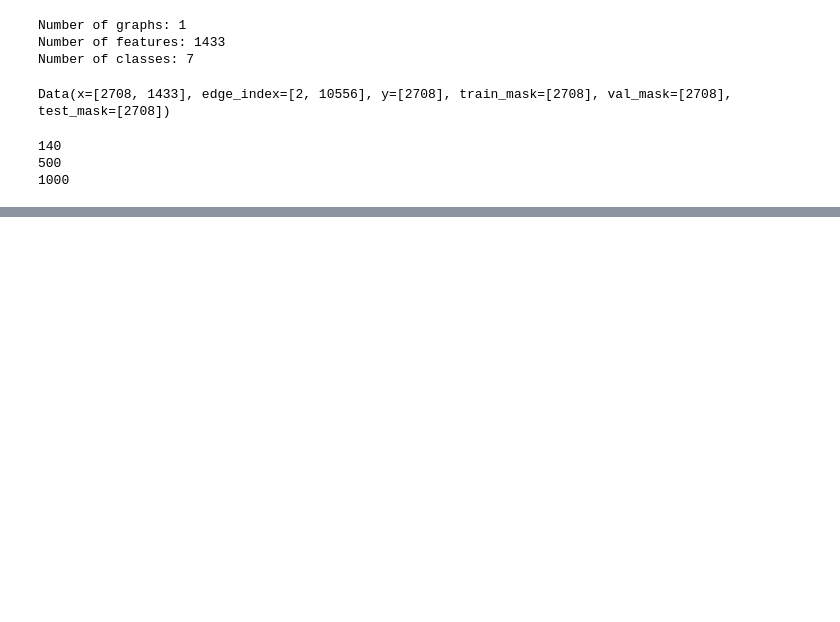
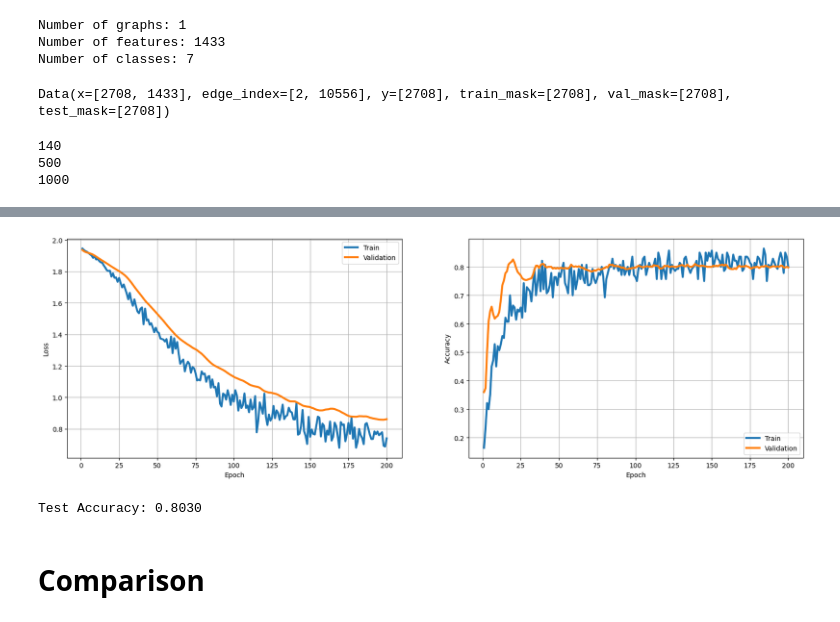
Before and after one commit to Bulat27/topological-features-influence-GNNs, a Jupyter notebook: GAT.ipynb, the cells around one changed output, grey strips where cells are left out. Saved outputs shown, nothing was run; the diff lists cells and outputs as text; code cells hidden in the pictures; blank space fills up the shorter version.

Commit message:
Add the topological features comparison to Cora GAT

```diff
--- a/GAT.ipynb
+++ b/GAT.ipynb
@@ -137,0 +204,22 @@ print(best_epoch)
+# %%
+def concatenate_features(data_x, *args):
+  data_x_list = data_x.tolist()
+  for i in range(len(data_x_list)):
+    for arg in args:
+      data_x_list[i].append(arg[i])
+
+  return torch.tensor(data_x_list)
+# %%
+G = torch_geometric.utils.to_networkx(data)
+
+cc = nx.closeness_centrality(G)
+bc = nx.betweenness_centrality(G)
+dc = nx.degree_centrality(G)
+ec = nx.eigenvector_centrality(G)
+
+new_x = concatenate_features(data.x, cc, bc, dc, ec)
+# %%
+from torch_geometric.data import Data
+
+new_data = Data(x=new_x, edge_index=data.edge_index, y=data.y, train_mask=data.train_mask, val_mask=data.val_mask, test_mask=data.test_mask)
+print(new_data)
@@ -137,0 +230,10 @@ print(best_epoch)
+# %%
+device = torch.device('cuda' if torch.cuda.is_available() else 'cpu')
+new_data = new_data.to(device)
+new_model = GAT(new_data, hidden_channels=8, heads=8)
+new_model = new_model.to(device)
+optimizer = torch.optim.Adam(new_model.parameters(), lr=0.005, weight_decay=5e-4)
+criterion = torch.nn.CrossEntropyLoss()
+n_epochs = 200
+
+train_losses, train_accs, val_losses, val_accs, best_epoch = model_training(n_epochs, new_model, new_data, optimizer, criterion)
@@ -137,0 +258,13 @@ print(best_epoch)
+# %%
+plot_results(n_epochs, train_losses, train_accs, val_losses, val_accs)
+# %% [output]
+[figure, added]
+# %%
+new_model.load_state_dict(torch.load('best_model.pth'))
+
+test_acc, _ = eval(new_model, new_data, new_data.test_mask)
+print(f'Test Accuracy: {test_acc:.4f}')
+# %% [output]
+Test Accuracy: 0.8030
+# %% [markdown]
+# Comparison
```
Also changed, not shown: parts of 24 cells of this notebook.
